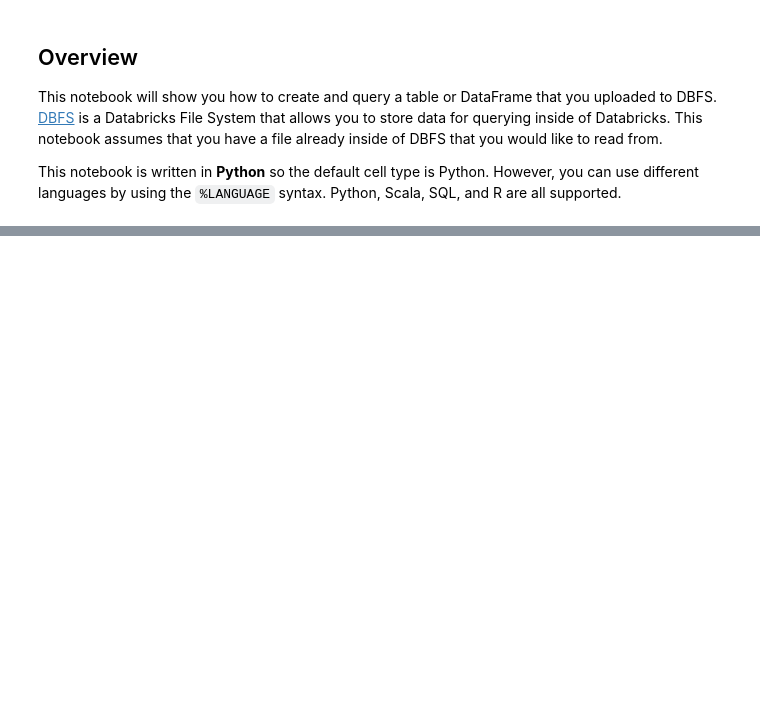
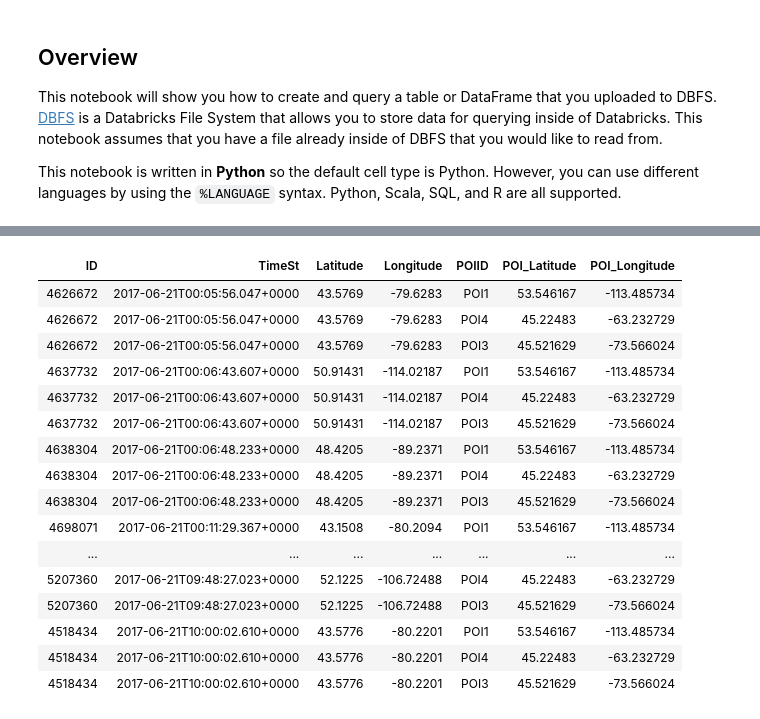
Before and after one commit to mptcloud/ws-data-spark, a Jupyter notebook: notebooks/databricks_spark/pyspark_solution_analysis.ipynb, the cells around one changed output, grey strips where cells are left out. Saved outputs shown, nothing was run; the diff lists cells and outputs as text; code cells hidden in the pictures; blank space fills up the shorter version.

```diff
--- a/notebooks/databricks_spark/pyspark_solution_analysis.ipynb
+++ b/notebooks/databricks_spark/pyspark_solution_analysis.ipynb
@@ -63,6 +96,15 @@ poi_df_filtered.show()
 # %%
-data_df_filtered = data_df.groupBy('TimeSt','Latitude','Longitude').count().where('count = 1')
+window_spec = Window.partitionBy('TimeSt','Latitude','Longitude')
 
-data_df_filtered.count()
+data_df_filtered = data_df \
+  .select(
+    'ID',
+    'TimeSt',
+    'Latitude',
+    'Longitude',
+    count('*').over(window_spec).alias('count')
+  ) \
+  .where('count = 1') \
+  .drop('count')
 # %% [output]
 [interactive output not drawn]
@@ -72,0 +139,6 @@ data_df.count()
+# %%
+poi_data_join_df = data_df_filtered.crossJoin(
+  poi_df_filtered \
+    .withColumnRenamed('Latitude', 'POI_Latitude') \
+    .withColumnRenamed('Longitude', 'POI_Longitude')
+)
@@ -72,0 +147,20 @@ data_df.count()
+# %%
+display(poi_data_join_df)
+# %% [output]
+| ID | TimeSt | Latitude | Longitude | POIID | POI_Latitude | POI_Longitude |
+| 4626672 | 2017-06-21T00:05:56.047+0000 | 43.5769 | -79.6283 | POI1 | 53.546167 | -113.485734 |
+| 4626672 | 2017-06-21T00:05:56.047+0000 | 43.5769 | -79.6283 | POI4 | 45.22483 | -63.232729 |
+| 4626672 | 2017-06-21T00:05:56.047+0000 | 43.5769 | -79.6283 | POI3 | 45.521629 | -73.566024 |
+| 4637732 | 2017-06-21T00:06:43.607+0000 | 50.91431 | -114.02187 | POI1 | 53.546167 | -113.485734 |
+| 4637732 | 2017-06-21T00:06:43.607+0000 | 50.91431 | -114.02187 | POI4 | 45.22483 | -63.232729 |
+| 4637732 | 2017-06-21T00:06:43.607+0000 | 50.91431 | -114.02187 | POI3 | 45.521629 | -73.566024 |
+| 4638304 | 2017-06-21T00:06:48.233+0000 | 48.4205 | -89.2371 | POI1 | 53.546167 | -113.485734 |
+| 4638304 | 2017-06-21T00:06:48.233+0000 | 48.4205 | -89.2371 | POI4 | 45.22483 | -63.232729 |
+| 4638304 | 2017-06-21T00:06:48.233+0000 | 48.4205 | -89.2371 | POI3 | 45.521629 | -73.566024 |
+| 4698071 | 2017-06-21T00:11:29.367+0000 | 43.1508 | -80.2094 | POI1 | 53.546167 | -113.485734 |
+| ... | ... | ... | ... | ... | ... | ... |
+| 5207360 | 2017-06-21T09:48:27.023+0000 | 52.1225 | -106.72488 | POI4 | 45.22483 | -63.232729 |
+| 5207360 | 2017-06-21T09:48:27.023+0000 | 52.1225 | -106.72488 | POI3 | 45.521629 | -73.566024 |
+| 4518434 | 2017-06-21T10:00:02.610+0000 | 43.5776 | -80.2201 | POI1 | 53.546167 | -113.485734 |
+| 4518434 | 2017-06-21T10:00:02.610+0000 | 43.5776 | -80.2201 | POI4 | 45.22483 | -63.232729 |
+| 4518434 | 2017-06-21T10:00:02.610+0000 | 43.5776 | -80.2201 | POI3 | 45.521629 | -73.566024 |
```
Also changed, not shown: parts of 15 cells of this notebook, 1 other file.
